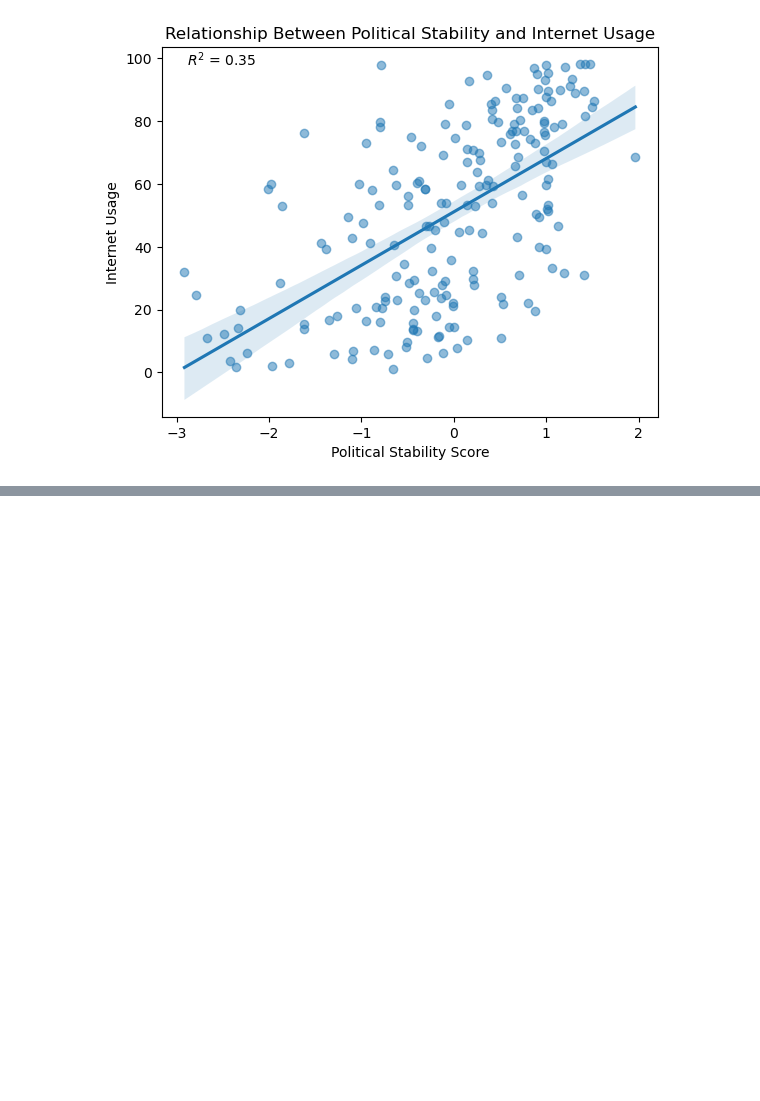
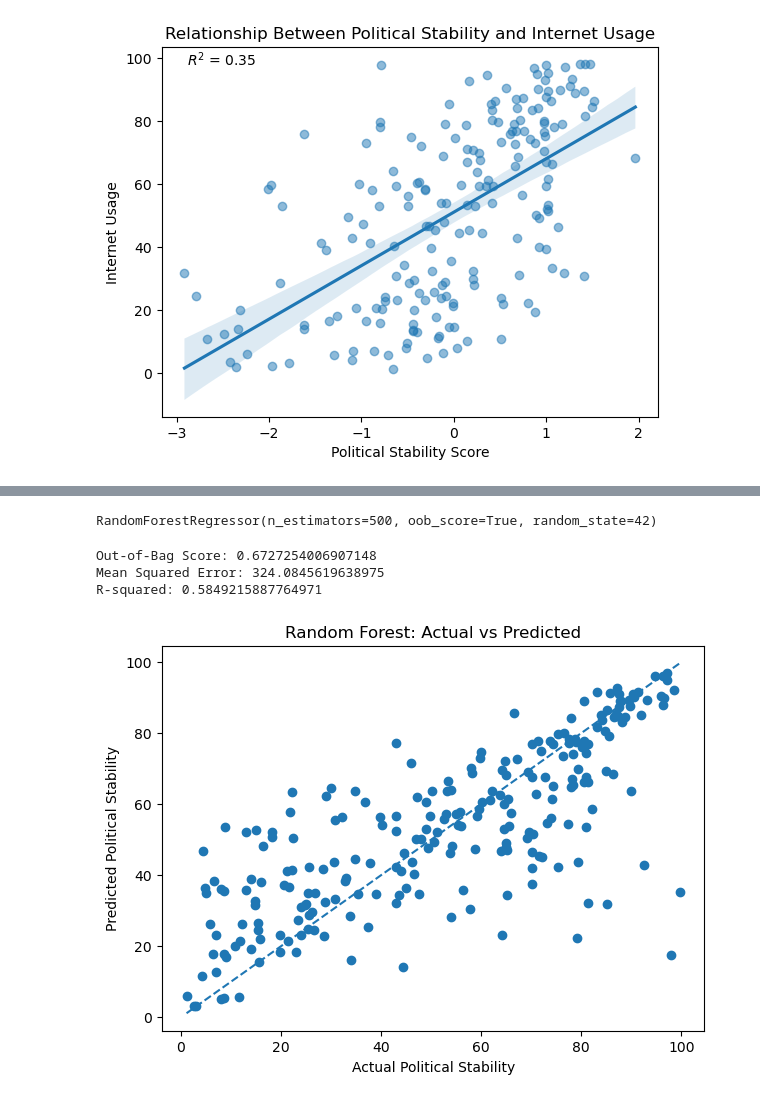
Before and after one commit to Calphast/IAD, a Jupyter notebook: analysis/main.ipynb, the cells around one changed output, grey strips where cells are left out. Drawn from its saved outputs; the diff is of its cells as text; code cells hidden in the pictures; blank space fills up the shorter version.

Commit message:
Added Random Forest Regression model to Internet ~ GDP + Political Stability + Income

```diff
--- a/analysis/main.ipynb
+++ b/analysis/main.ipynb
@@ -138,0 +159,49 @@ plt.show()
+# %%
+# preparing data for processing
+filtered_data = wb[['Internet','GDP','PoliticalStability','Income']].dropna()
+
+X = filtered_data[['GDP','PoliticalStability','Income']]
+y = filtered_data['Internet']
+
+X_train, X_test, y_train, y_test = train_test_split(X, y, test_size=0.2, random_state=42)
+# %%
+# creating and fitting model
+regressor = RandomForestRegressor(
+    n_estimators=500,
+    random_state=42,
+    oob_score=True
+)
+
+regressor.fit(X_train, y_train)
+# %% [output]
+RandomForestRegressor(n_estimators=500, oob_score=True, random_state=42)
+# %%
+# Evaluating model
+print("Out-of-Bag Score:", regressor.oob_score_)
+
+y_pred = regressor.predict(X_test)
+
+mse = mean_squared_error(y_test, y_pred)
+print("Mean Squared Error:", mse)
+
+r2 = r2_score(y_test, y_pred)
+print("R-squared:", r2)
+# %% [output]
+Out-of-Bag Score: 0.6727254006907148
+Mean Squared Error: 324.0845619638975
+R-squared: 0.5849215887764971
+# %%
+plt.figure(figsize=(7,5))
+plt.scatter(y_test, y_pred)
+
+plt.xlabel("Actual Political Stability")
+plt.ylabel("Predicted Political Stability")
+plt.title("Random Forest: Actual vs Predicted")
+
+plt.plot([y_test.min(), y_test.max()],
+         [y_test.min(), y_test.max()],
+         linestyle="--")
+
+plt.show()
+# %% [output]
+[figure, added]
```
Also changed, not shown: parts of 5 cells of this notebook.
